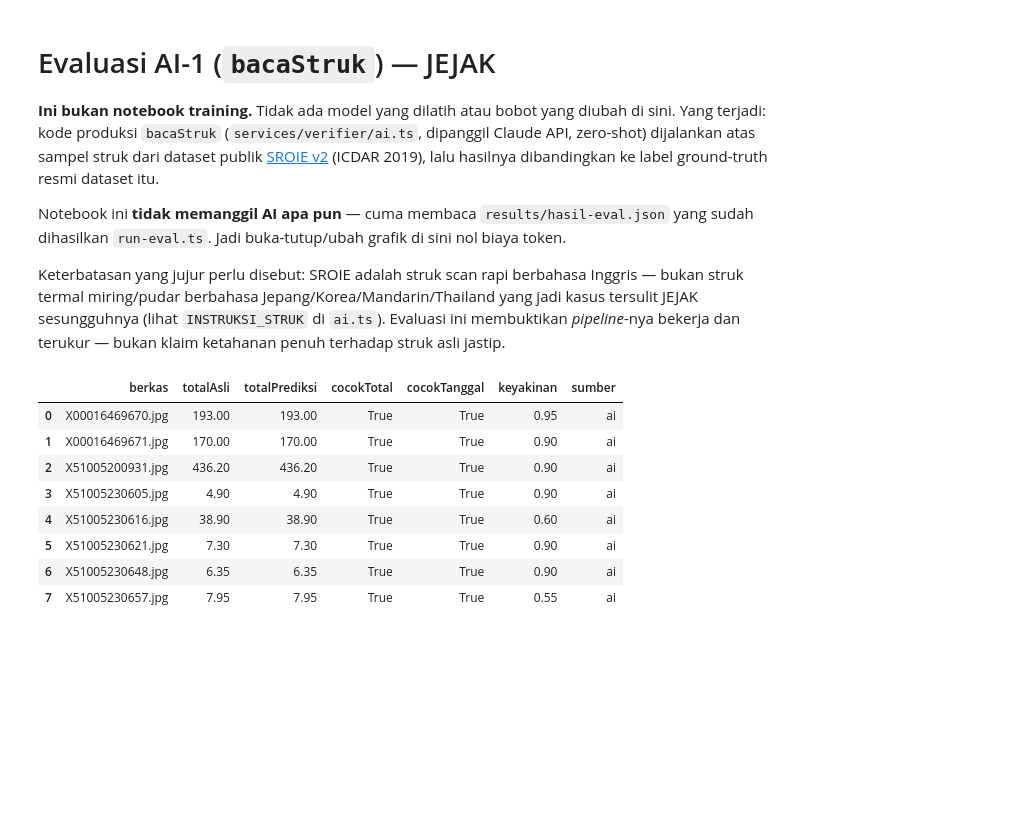
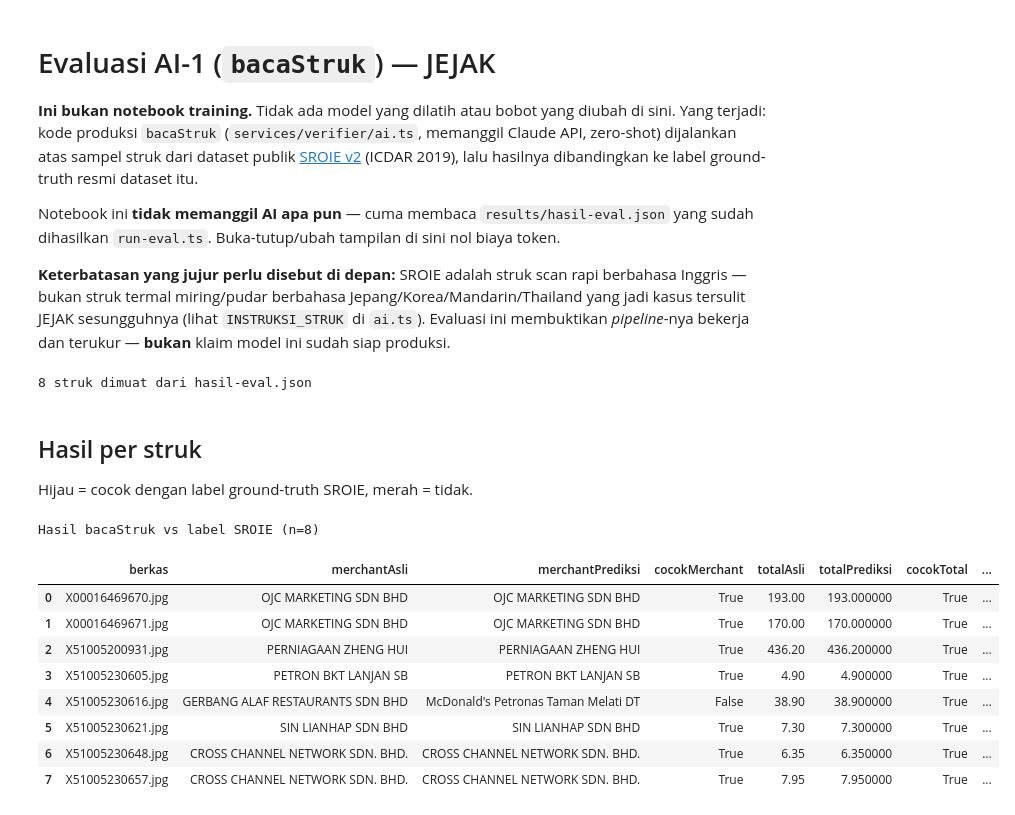
Before and after one commit to lewron135/Nitip, a Jupyter notebook: services/eval/analisis.ipynb, the cells around one changed output. Saved outputs shown, nothing was run; the diff lists cells and outputs as text; code cells hidden in the pictures; blank space fills up the shorter version.

```diff
--- a/services/eval/analisis.ipynb
+++ b/services/eval/analisis.ipynb
@@ -2,23 +2,26 @@
 # Evaluasi AI-1 (`bacaStruk`) — JEJAK
 
 **Ini bukan notebook training.** Tidak ada model yang dilatih atau bobot yang diubah di sini.
-Yang terjadi: kode produksi `bacaStruk` (`services/verifier/ai.ts`, dipanggil Claude API,
+Yang terjadi: kode produksi `bacaStruk` (`services/verifier/ai.ts`, memanggil Claude API,
 zero-shot) dijalankan atas sampel struk dari dataset publik
 [SROIE v2](https://www.kaggle.com/datasets/urbikn/sroie-datasetv2) (ICDAR 2019), lalu hasilnya
 dibandingkan ke label ground-truth resmi dataset itu.
 
 Notebook ini **tidak memanggil AI apa pun** — cuma membaca `results/hasil-eval.json` yang
-sudah dihasilkan `run-eval.ts`. Jadi buka-tutup/ubah grafik di sini nol biaya token.
+sudah dihasilkan `run-eval.ts`. Buka-tutup/ubah tampilan di sini nol biaya token.
 
-Keterbatasan yang jujur perlu disebut: SROIE adalah struk scan rapi berbahasa Inggris —
-bukan struk termal miring/pudar berbahasa Jepang/Korea/Mandarin/Thailand yang jadi kasus
-tersulit JEJAK sesungguhnya (lihat `INSTRUKSI_STRUK` di `ai.ts`). Evaluasi ini membuktikan
-*pipeline*-nya bekerja dan terukur — bukan klaim ketahanan penuh terhadap struk asli jastip.
+**Keterbatasan yang jujur perlu disebut di depan:** SROIE adalah struk scan rapi berbahasa
+Inggris — bukan struk termal miring/pudar berbahasa Jepang/Korea/Mandarin/Thailand yang jadi
+kasus tersulit JEJAK sesungguhnya (lihat `INSTRUKSI_STRUK` di `ai.ts`). Evaluasi ini membuktikan
+*pipeline*-nya bekerja dan terukur — **bukan** klaim model ini sudah siap produksi.
 # %%
 import json
 from pathlib import Path
 import pandas as pd
 import matplotlib.pyplot as plt
+from PIL import Image
+
+pd.set_option("display.max_colwidth", 60)
 
 with open(Path("results") / "hasil-eval.json") as f:
     hasil = json.load(f)
@@ -26,21 +29,48 @@ with open(Path("results") / "hasil-eval.json") as f:
 df = pd.json_normalize(hasil)
 df = df.rename(columns={
     "file": "berkas",
+    "groundTruth.company": "merchantAsli",
     "groundTruth.total": "totalAsli",
+    "groundTruth.date": "tanggalAsli",
+    "prediksi.merchant": "merchantPrediksi",
     "prediksi.nominal": "totalPrediksi",
+    "prediksi.tanggal": "tanggalPrediksi",
     "prediksi.keyakinan": "keyakinan",
     "prediksi.sumber": "sumber",
-    "cocokTotal": "cocokTotal",
-    "cocokTanggal": "cocokTanggal"
 })
-df[["berkas", "totalAsli", "totalPrediksi", "cocokTotal", "cocokTanggal", "keyakinan", "sumber"]]
+n = len(df)
+print(f"{n} struk dimuat dari hasil-eval.json")
 # %% [output]
-|  | berkas | totalAsli | totalPrediksi | cocokTotal | cocokTanggal | keyakinan | sumber |
-| 0 | X00016469670.jpg | 193.00 | 193.00 | True | True | 0.95 | ai |
-| 1 | X00016469671.jpg | 170.00 | 170.00 | True | True | 0.90 | ai |
-| 2 | X51005200931.jpg | 436.20 | 436.20 | True | True | 0.90 | ai |
-| 3 | X51005230605.jpg | 4.90 | 4.90 | True | True | 0.90 | ai |
-| 4 | X51005230616.jpg | 38.90 | 38.90 | True | True | 0.60 | ai |
-| 5 | X51005230621.jpg | 7.30 | 7.30 | True | True | 0.90 | ai |
-| 6 | X51005230648.jpg | 6.35 | 6.35 | True | True | 0.90 | ai |
-| 7 | X51005230657.jpg | 7.95 | 7.95 | True | True | 0.55 | ai |
+8 struk dimuat dari hasil-eval.json
+# %% [markdown]
+## Hasil per struk
+
+Hijau = cocok dengan label ground-truth SROIE, merah = tidak.
+# %%
+kolom_tampil = ["berkas", "merchantAsli", "merchantPrediksi", "cocokMerchant",
+                "totalAsli", "totalPrediksi", "cocokTotal",
+                "tanggalAsli", "tanggalPrediksi", "cocokTanggal", "keyakinan"]
+
+def warnai_bool(v):
+    if v is True:
+        return "background-color: #16a34a; color: white"
+    if v is False:
+        return "background-color: #dc2626; color: white"
+    return ""
+
+(df[kolom_tampil]
+   .style
+   .map(warnai_bool, subset=["cocokMerchant", "cocokTotal", "cocokTanggal"])
+   .format({"keyakinan": "{:.2f}"})
+   .set_caption(f"Hasil bacaStruk vs label SROIE (n={n})"))
+# %% [output]
+Hasil bacaStruk vs label SROIE (n=8)
+|  | berkas | merchantAsli | merchantPrediksi | cocokMerchant | totalAsli | totalPrediksi | cocokTotal | ... |
+| 0 | X00016469670.jpg | OJC MARKETING SDN BHD | OJC MARKETING SDN BHD | True | 193.00 | 193.000000 | True | ... |
+| 1 | X00016469671.jpg | OJC MARKETING SDN BHD | OJC MARKETING SDN BHD | True | 170.00 | 170.000000 | True | ... |
+| 2 | X51005200931.jpg | PERNIAGAAN ZHENG HUI | PERNIAGAAN ZHENG HUI | True | 436.20 | 436.200000 | True | ... |
+| 3 | X51005230605.jpg | PETRON BKT LANJAN SB | PETRON BKT LANJAN SB | True | 4.90 | 4.900000 | True | ... |
+| 4 | X51005230616.jpg | GERBANG ALAF RESTAURANTS SDN BHD | McDonald's Petronas Taman Melati DT | False | 38.90 | 38.900000 | True | ... |
+| 5 | X51005230621.jpg | SIN LIANHAP SDN BHD | SIN LIANHAP SDN BHD | True | 7.30 | 7.300000 | True | ... |
+| 6 | X51005230648.jpg | CROSS CHANNEL NETWORK SDN. BHD. | CROSS CHANNEL NETWORK SDN. BHD. | True | 6.35 | 6.350000 | True | ... |
+| 7 | X51005230657.jpg | CROSS CHANNEL NETWORK SDN. BHD. | CROSS CHANNEL NETWORK SDN. BHD. | True | 7.95 | 7.950000 | True | ... |
```
Also changed, not shown: parts of 9 cells of this notebook, 2 other files.
